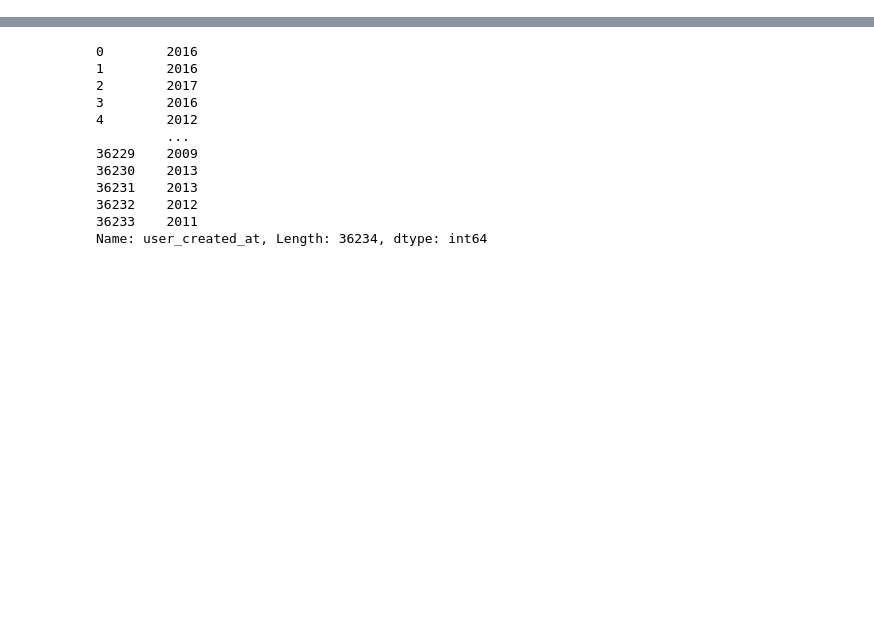
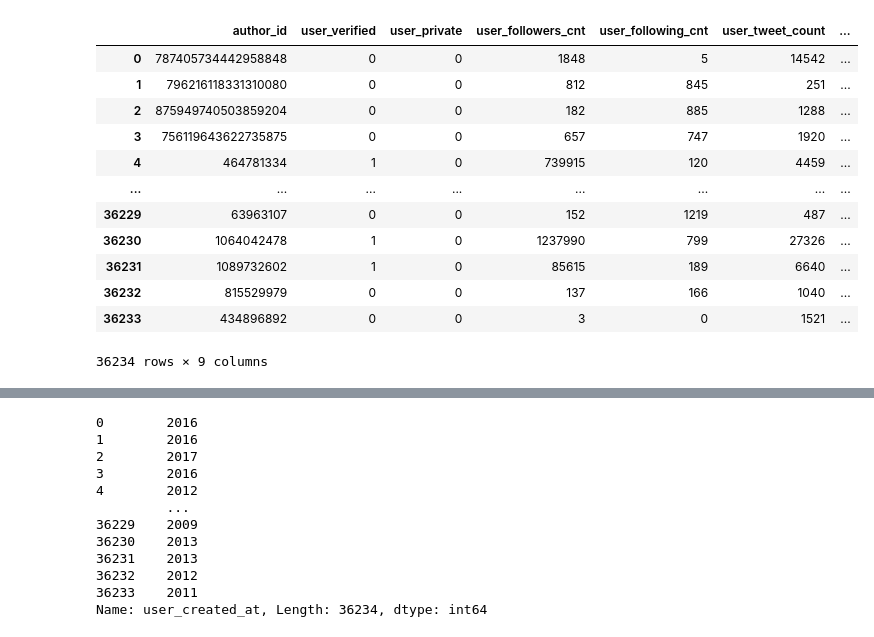
Before and after one commit to famagal/Twitter_bot_detection_713, a Jupyter notebook: notebooks/clemens_streamlit_preps.ipynb, the cells around one changed output, grey strips where cells are left out. Saved outputs shown, nothing was run; the diff lists cells and outputs as text; code cells hidden in the pictures; blank space fills up the shorter version.

```diff
--- a/notebooks/clemens_streamlit_preps.ipynb
+++ b/notebooks/clemens_streamlit_preps.ipynb
@@ -35,5 +52,21 @@ user_df = pd.read_csv('../raw_data/users_data.csv',
 # %%
 df = user_df_cleaner(user_df)
+# %%
+df
+# %% [output]
+|  | author_id | user_verified | user_private | user_followers_cnt | user_following_cnt | user_tweet_count | ... |
+| 0 | 787405734442958848 | 0 | 0 | 1848 | 5 | 14542 | ... |
+| 1 | 796216118331310080 | 0 | 0 | 812 | 845 | 251 | ... |
+| 2 | 875949740503859204 | 0 | 0 | 182 | 885 | 1288 | ... |
+| 3 | 756119643622735875 | 0 | 0 | 657 | 747 | 1920 | ... |
+| 4 | 464781334 | 1 | 0 | 739915 | 120 | 4459 | ... |
+| ... | ... | ... | ... | ... | ... | ... | ... |
+| 36229 | 63963107 | 0 | 0 | 152 | 1219 | 487 | ... |
+| 36230 | 1064042478 | 1 | 0 | 1237990 | 799 | 27326 | ... |
+| 36231 | 1089732602 | 1 | 0 | 85615 | 189 | 6640 | ... |
+| 36232 | 815529979 | 0 | 0 | 137 | 166 | 1040 | ... |
+| 36233 | 434896892 | 0 | 0 | 3 | 0 | 1521 | ... |
+36234 rows × 9 columns
 # %%
 df
 # %% [output]
```
Also changed, not shown: parts of 7 cells of this notebook, 10 other files.
